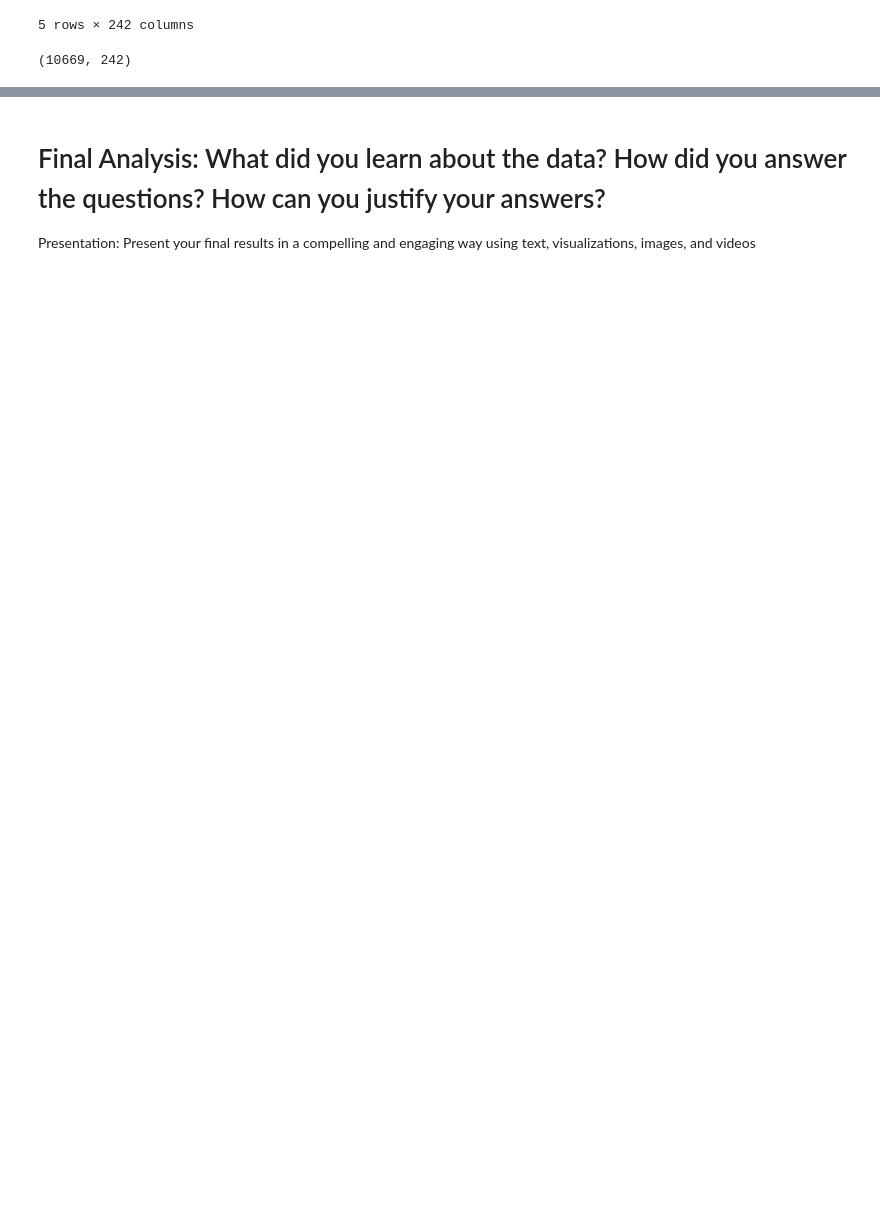
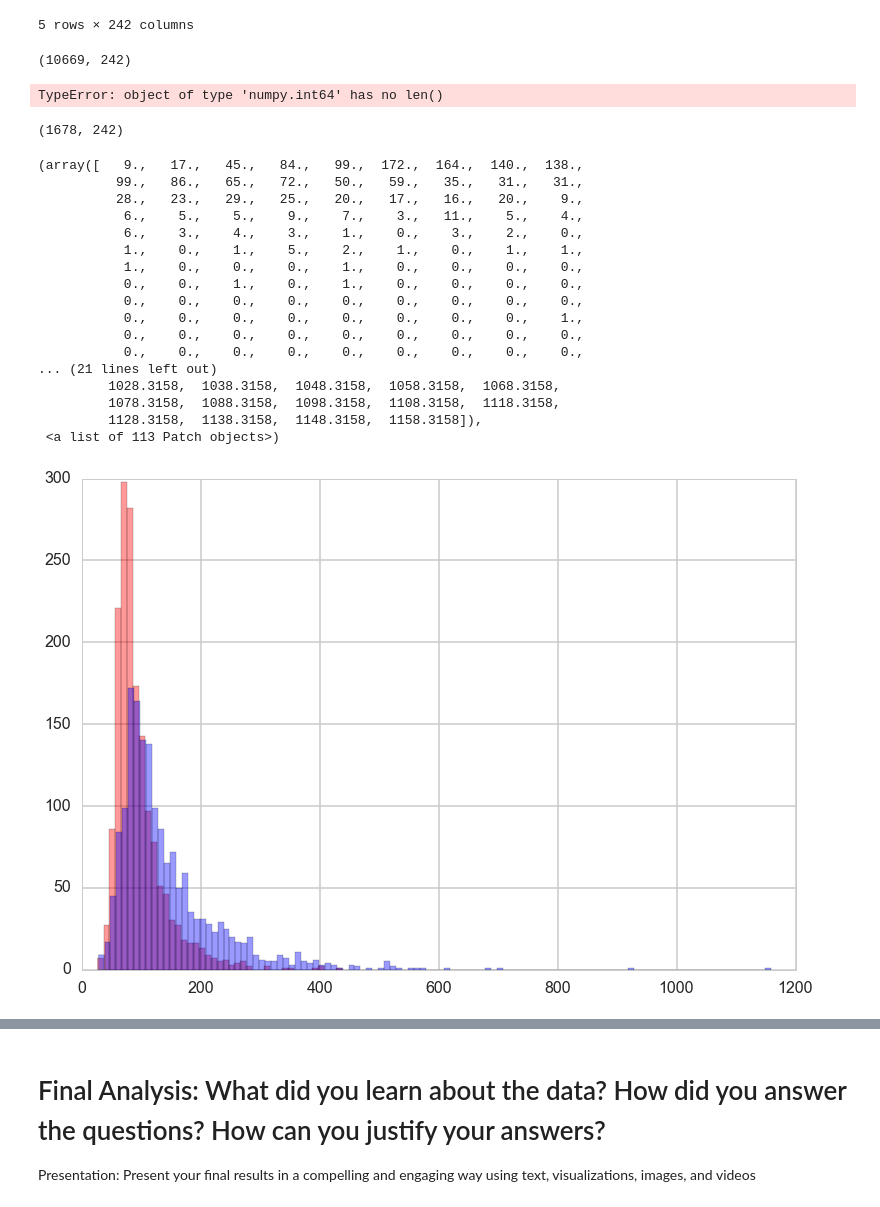
Before and after one commit to austinwu0/cs109-final-project, a Jupyter notebook: Process Book.ipynb, the cells around one changed output, grey strips where cells are left out. Cells and saved outputs as stored; diff of their text form; code cells hidden in the pictures; blank space fills up the shorter version.

```diff
--- a/Process Book.ipynb
+++ b/Process Book.ipynb
@@ -36,3 +36,34 @@ zip_MSPPS.head()
 zip_MSPPS.shape
 # %% [output]
 (10669, 242)
+# %%
+zip_MSPPS_notNAN = zip_MSPPS.dropna(subset = ['2000-01','2001-01','1999-01','2010-01','2009-01','2011-01'])
+zip_MSPPS_notNAN.RegionName = [(5-len(zipcode))*'0' + zipcode if len(zipcode) < 5 else zipcode for zipcode in zip_MSPPS_notNAN.RegionName]
+# %% [output]
+TypeError: object of type 'numpy.int64' has no len()
+# %%
+zip_MSPPS_notNAN.shape
+# %% [output]
+(1678, 242)
+# %%
+plt.hist(zip_MSPPS_notNAN['2000-01'].values, bins=np.arange(min(zip_MSPPS_notNAN['2000-01'].values), max(zip_MSPPS_notNAN['2000-01'].values) + 10, 10), color = 'r', alpha = 0.4)
+plt.hist(zip_MSPPS_notNAN['2010-01'].values, bins=np.arange(min(zip_MSPPS_notNAN['2010-01'].values), max(zip_MSPPS_notNAN['2010-01'].values) + 10, 10), color = 'b', alpha = 0.4)
+# %% [output]
+(array([   9.,   17.,   45.,   84.,   99.,  172.,  164.,  140.,  138.,
+          99.,   86.,   65.,   72.,   50.,   59.,   35.,   31.,   31.,
+          28.,   23.,   29.,   25.,   20.,   17.,   16.,   20.,    9.,
+           6.,    5.,    5.,    9.,    7.,    3.,   11.,    5.,    4.,
+           6.,    3.,    4.,    3.,    1.,    0.,    3.,    2.,    0.,
+           1.,    0.,    1.,    5.,    2.,    1.,    0.,    1.,    1.,
+           1.,    0.,    0.,    0.,    1.,    0.,    0.,    0.,    0.,
+           0.,    0.,    1.,    0.,    1.,    0.,    0.,    0.,    0.,
+           0.,    0.,    0.,    0.,    0.,    0.,    0.,    0.,    0.,
+           0.,    0.,    0.,    0.,    0.,    0.,    0.,    0.,    1.,
+           0.,    0.,    0.,    0.,    0.,    0.,    0.,    0.,    0.,
+           0.,    0.,    0.,    0.,    0.,    0.,    0.,    0.,    0.,
+... (21 lines left out)
+         1028.3158,  1038.3158,  1048.3158,  1058.3158,  1068.3158,
+         1078.3158,  1088.3158,  1098.3158,  1108.3158,  1118.3158,
+         1128.3158,  1138.3158,  1148.3158,  1158.3158]),
+ <a list of 113 Patch objects>)
+[figure, added]
```
Also changed, not shown: parts of 4 cells of this notebook, 2 other files.
